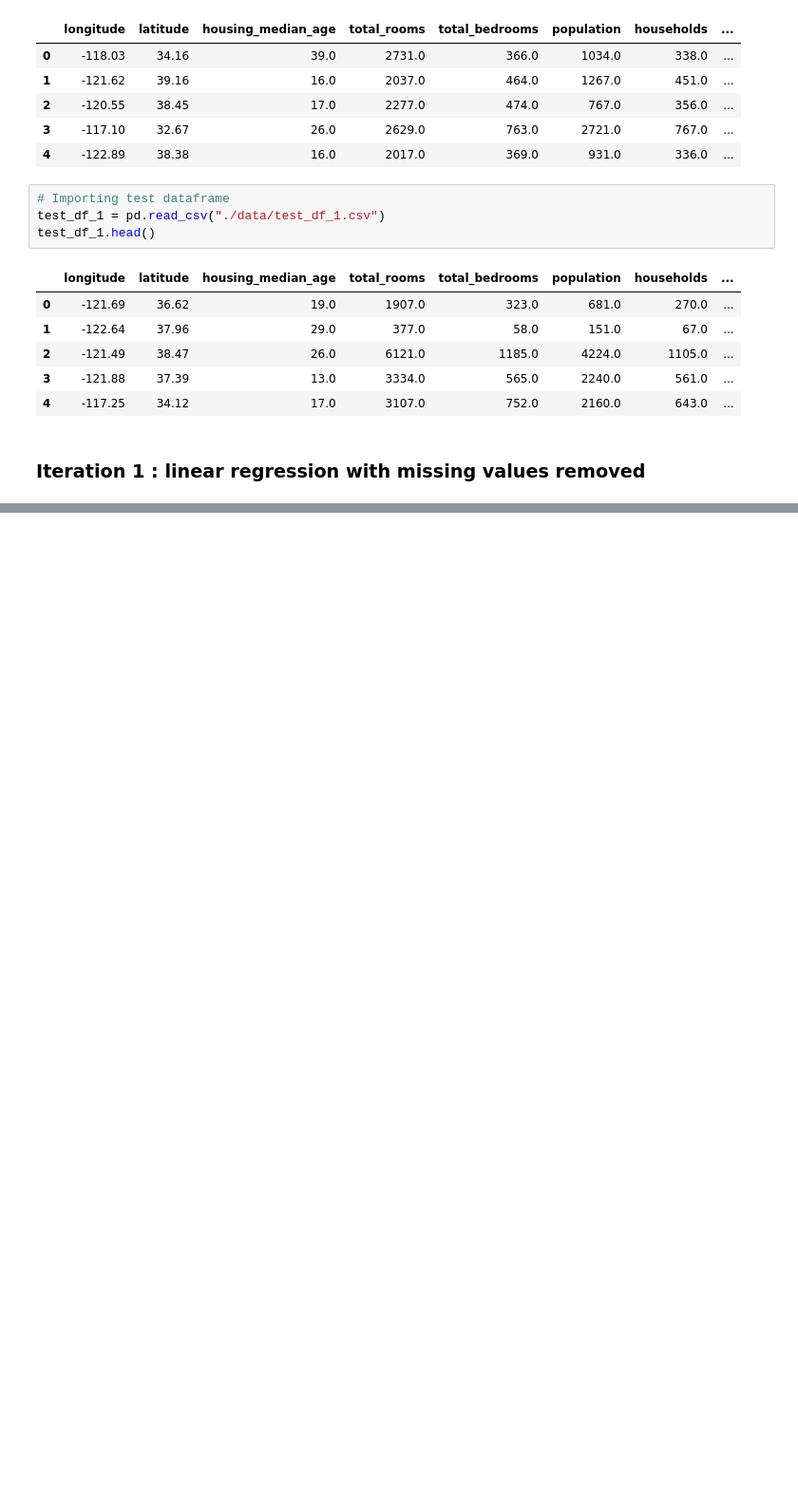
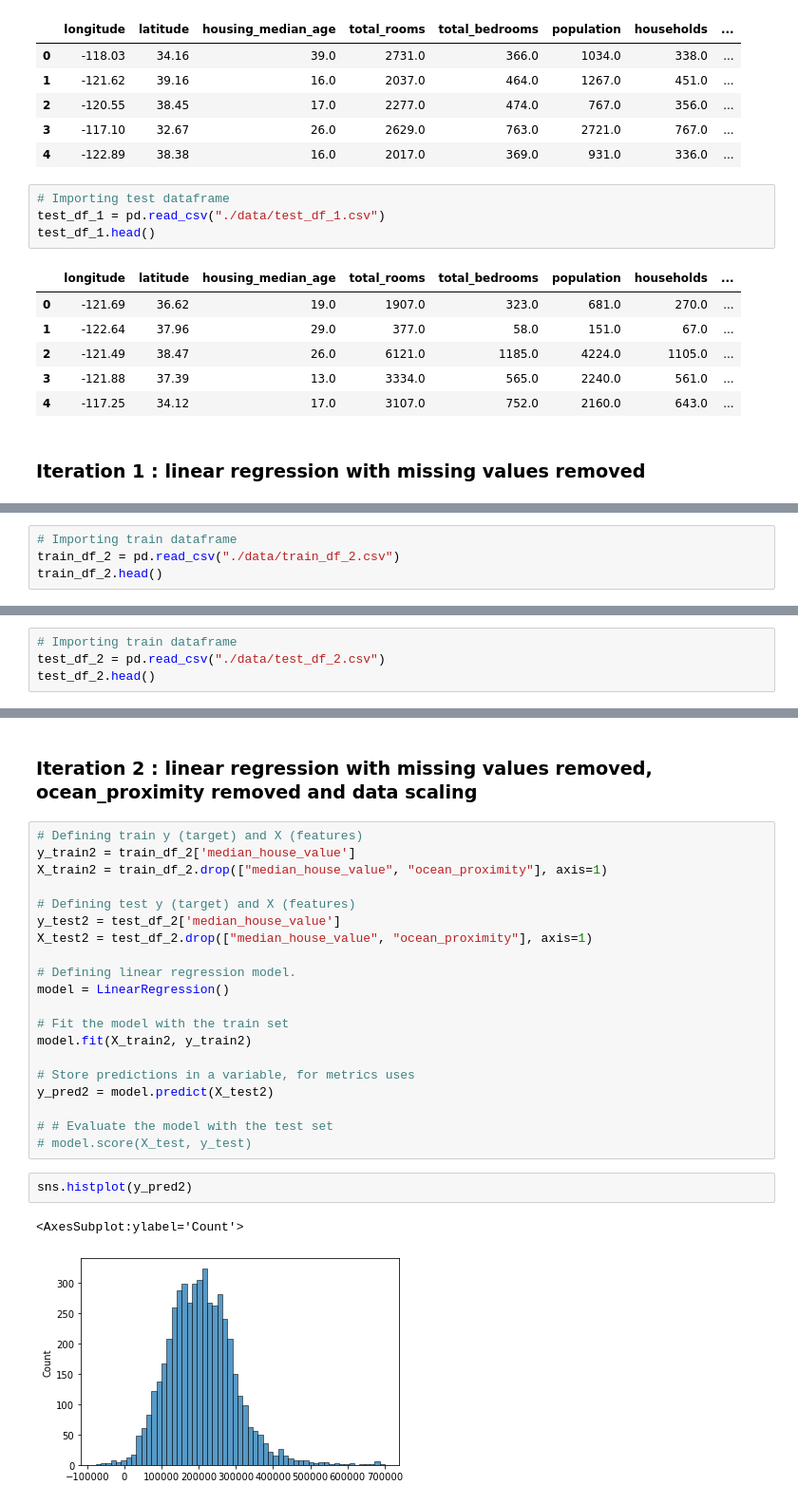
Before and after one commit to JonathanRaso/silicon_valley_immo_arturo, a Jupyter notebook: notebook_model.ipynb, the cells around one changed output, grey strips where cells are left out. Shown at 95% size. Drawn from its saved outputs; the diff is of its cells as text; blank space fills up the shorter version.

Commit message:
Second iteration, testing standardizing and normalising

```diff
--- a/notebook_model.ipynb
+++ b/notebook_model.ipynb
@@ -72,0 +76,4 @@ rmse : 68506.66386202812
+# %%
+# Importing train dataframe
+train_df_2 = pd.read_csv("./data/train_df_2.csv")
+train_df_2.head()
@@ -72,0 +87,4 @@ rmse : 68506.66386202812
+# %%
+# Importing train dataframe
+test_df_2 = pd.read_csv("./data/test_df_2.csv")
+test_df_2.head()
@@ -72,0 +112,27 @@ rmse : 68506.66386202812
+# %% [markdown]
+### Iteration 2 : linear regression with missing values removed, ocean_proximity removed and data scaling
+# %%
+# Defining train y (target) and X (features)
+y_train2 = train_df_2['median_house_value']
+X_train2 = train_df_2.drop(["median_house_value", "ocean_proximity"], axis=1)
+
+# Defining test y (target) and X (features)
+y_test2 = test_df_2['median_house_value']
+X_test2 = test_df_2.drop(["median_house_value", "ocean_proximity"], axis=1)
+
+# Defining linear regression model.
+model = LinearRegression()
+
+# Fit the model with the train set
+model.fit(X_train2, y_train2)
+
+# Store predictions in a variable, for metrics uses
+y_pred2 = model.predict(X_test2)
+
+# # Evaluate the model with the test set
+# model.score(X_test, y_test)
+# %%
+sns.histplot(y_pred2)
+# %% [output]
+<AxesSubplot:ylabel='Count'>
+[figure, added]
```
Also changed, not shown: parts of 13 cells of this notebook, 1 other file.
